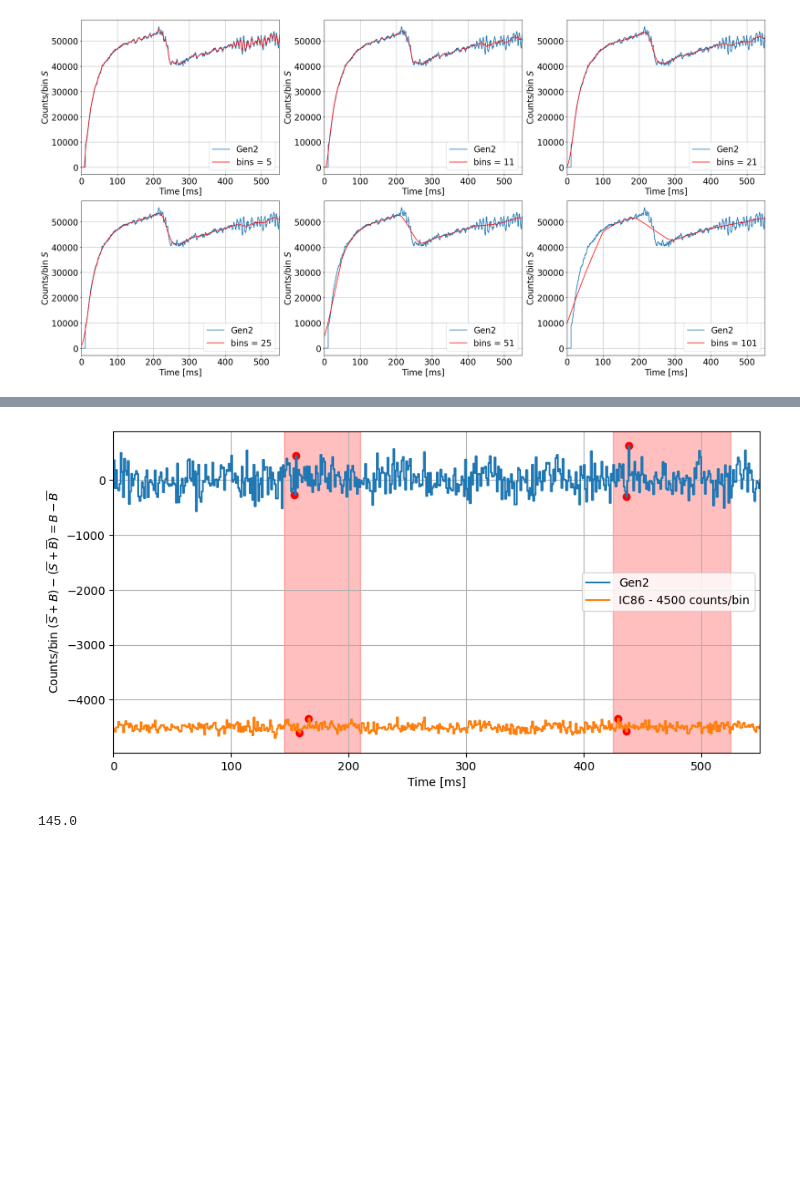
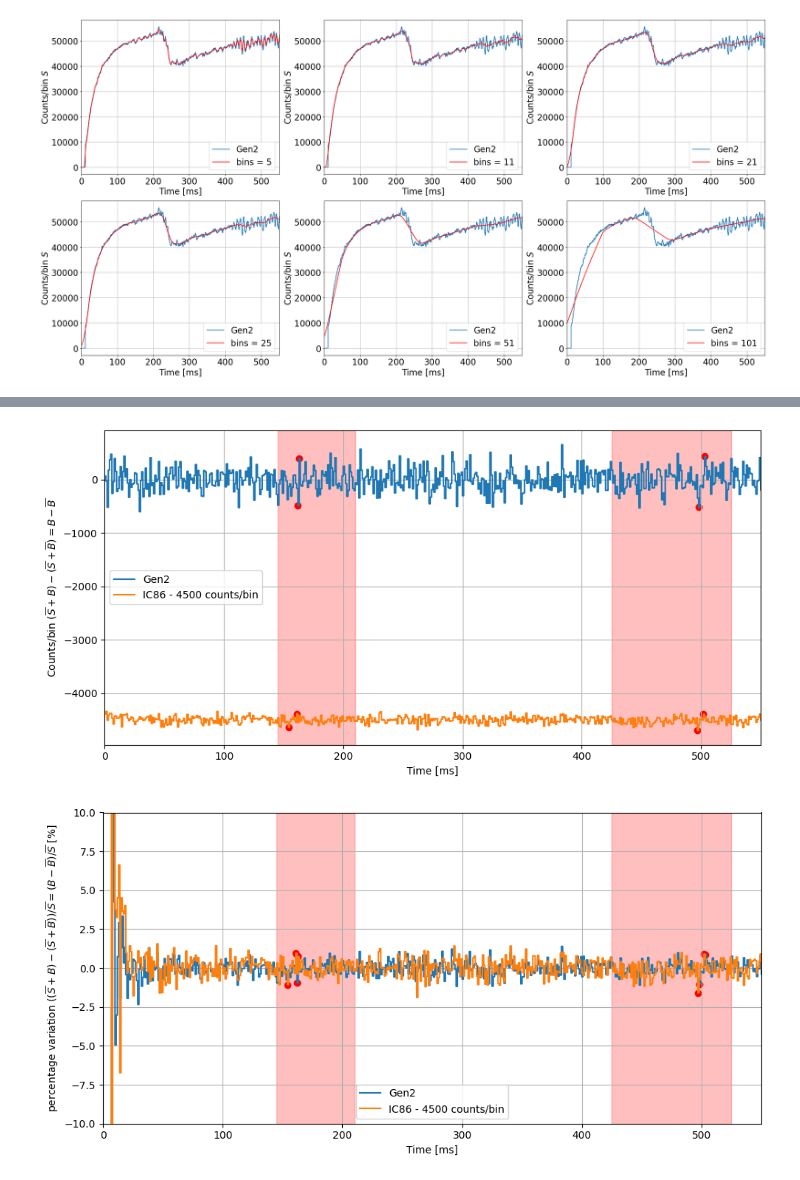
Before and after one commit to icecube/ASTERIA, a Jupyter notebook: docs/my_project/amplitude_analysis.ipynb, the cells around one changed output, grey strips where cells are left out. Saved outputs shown, nothing was run; the diff lists cells and outputs as text; code cells hidden in the pictures; blank space fills up the shorter version.

```diff
--- a/docs/my_project/amplitude_analysis.ipynb
+++ b/docs/my_project/amplitude_analysis.ipynb
@@ -304,35 +347,73 @@ for i in range(2):
         label = 'Gen2'
     elif i == 1:
         dev = bkg_ic86-bkg_avg_ic86-4500
         label = 'IC86 - 4500 counts/bin'
     # time bins for SASI period 1 and 2
     t_sasi1 = t[np.logical_and(t>=sasi1[0], t<=sasi1[1])]
     t_sasi2 = t[np.logical_and(t>=sasi2[0], t<=sasi2[1])]
 
     # amplitude
     a_sasi1 = dev[np.logical_and(t>=sasi1[0], t<=sasi1[1])]
     a_sasi2 = dev[np.logical_and(t>=sasi2[0], t<=sasi2[1])]
 
     # maximum amplitude variation within a window of mw bins
     da_sasi1, argmin_sasi1, argmax_sasi1 = min_max_in_window(a_sasi1, window=mw, return_index=True)
     da_sasi2, argmin_sasi2, argmax_sasi2 = min_max_in_window(a_sasi2, window=mw, return_index=True)
 
     ax.step(t, dev, where='post', label=label)
     ax.scatter(t_sasi1[argmin_sasi1], a_sasi1[argmin_sasi1], color = 'r', marker = 'o')
     ax.scatter(t_sasi1[argmax_sasi1], a_sasi1[argmax_sasi1], color = 'r', marker = 'o')
     ax.scatter(t_sasi2[argmin_sasi2], a_sasi2[argmin_sasi2], color = 'r', marker = 'o')
     ax.scatter(t_sasi2[argmax_sasi2], a_sasi2[argmax_sasi2], color = 'r', marker = 'o')
 
 ax.axvspan(sasi1[0].value,sasi1[1].value,color = 'red', alpha = 0.25)
 ax.axvspan(sasi2[0].value,sasi2[1].value,color = 'red', alpha = 0.25)
 ax.set_xlabel("Time [ms]")
 ax.set_ylabel(r"Counts/bin $(\overline{S}+B)-(\overline{S}+\overline{B})=B-\overline{B}$")
 ax.set_xlim(0,550)
 ax.legend()
 ax.grid()
+plt.tight_layout()
+
+fig, ax = plt.subplots(1,1, figsize=(10,5))
+for i in range(2):
+    if i == 0:
+        dev = (bkg_gen2-bkg_avg_gen2)/sig_avg_gen2
+        label = 'Gen2'
+    elif i == 1:
+        dev = (bkg_ic86-bkg_avg_ic86)/sig_avg_ic86
+        label = 'IC86 - 4500 counts/bin'
+
+    dev *= 100
+
+    # time bins for SASI period 1 and 2
+    t_sasi1 = t[np.logical_and(t>=sasi1[0], t<=sasi1[1])]
+    t_sasi2 = t[np.logical_and(t>=sasi2[0], t<=sasi2[1])]
+
+    # amplitude
+    a_sasi1 = dev[np.logical_and(t>=sasi1[0], t<=sasi1[1])]
+    a_sasi2 = dev[np.logical_and(t>=sasi2[0], t<=sasi2[1])]
+
+    # maximum amplitude variation within a window of mw bins
+    da_sasi1, argmin_sasi1, argmax_sasi1 = min_max_in_window(a_sasi1, window=mw, return_index=True)
+    da_sasi2, argmin_sasi2, argmax_sasi2 = min_max_in_window(a_sasi2, window=mw, return_index=True)
+
+    ax.step(t, dev, where='post', label=label)
+    ax.scatter(t_sasi1[argmin_sasi1], a_sasi1[argmin_sasi1], color = 'r', marker = 'o')
+    ax.scatter(t_sasi1[argmax_sasi1], a_sasi1[argmax_sasi1], color = 'r', marker = 'o')
+    ax.scatter(t_sasi2[argmin_sasi2], a_sasi2[argmin_sasi2], color = 'r', marker = 'o')
+    ax.scatter(t_sasi2[argmax_sasi2], a_sasi2[argmax_sasi2], color = 'r', marker = 'o')
+
+
+ax.axvspan(sasi1[0].value,sasi1[1].value,color = 'red', alpha = 0.25)
+ax.axvspan(sasi2[0].value,sasi2[1].value,color = 'red', alpha = 0.25)
+ax.set_xlabel("Time [ms]")
+ax.set_ylabel(r"percentage variation $((\overline{S}+B)-(\overline{S}+\overline{B}))/\overline{S}=(B-\overline{B})/\overline{S}$ [%]")
+ax.set_xlim(0,550)
+ax.set_ylim(-10,10)
+ax.legend()
+ax.grid()
+plt.tight_layout()
 # %% [output]
-[figure, old version]
+[figure, new version]
+[figure, added]
-# %%
-sasi1[0].value
-# %% [output]
-145.0
```
Also changed, not shown: parts of 13 cells of this notebook.
